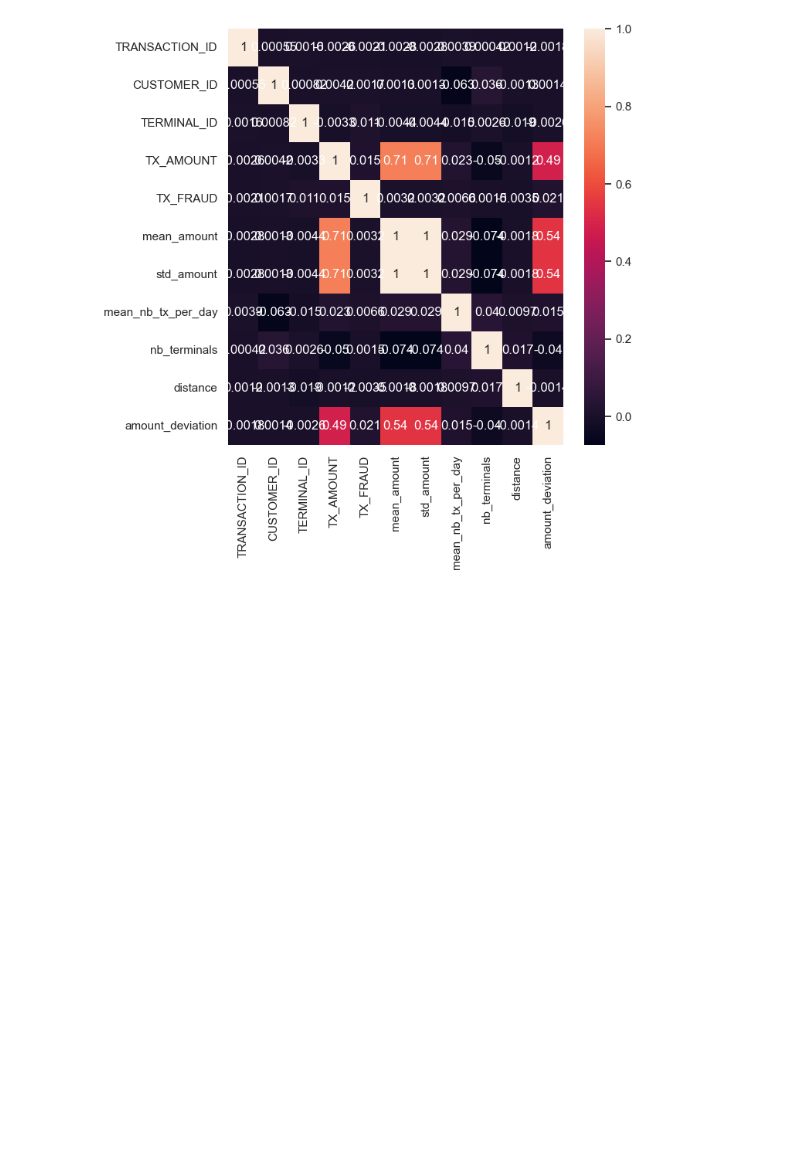
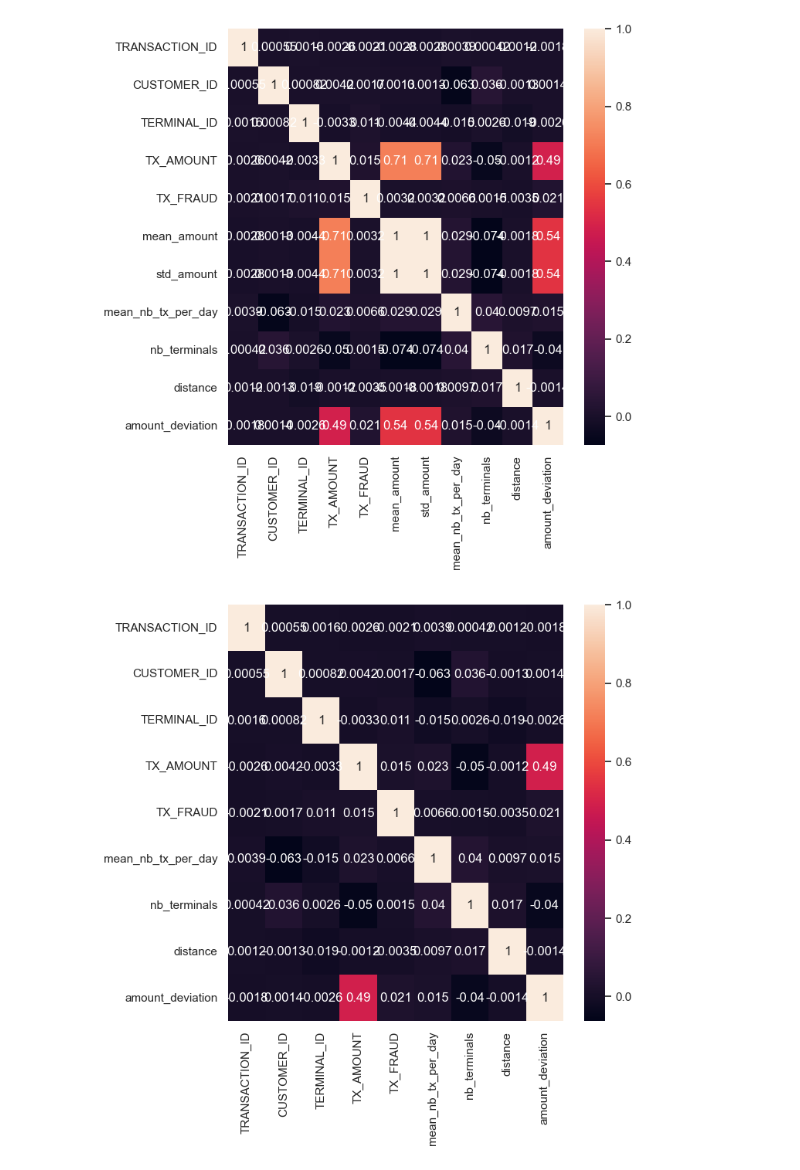
Before and after one commit to JuanS286/CreditCardFraudDetection, a Jupyter notebook: CreditCardFraudDetection.ipynb, the cells around one changed output. Saved outputs shown, nothing was run; the diff lists cells and outputs as text; code cells hidden in the pictures; blank space fills up the shorter version.

```diff
--- a/CreditCardFraudDetection.ipynb
+++ b/CreditCardFraudDetection.ipynb
@@ -520,6 +520,20 @@ sns.heatmap(corr, annot=True)
 plt.show()
 # %% [output]
 [figure]
+# %%
+# remove mean_amount, std_amount
+train_df = train_df.drop('mean_amount', axis=1)
+train_df = train_df.drop('std_amount', axis=1)
+# %%
+corr = train_df.corr(numeric_only=True)
+
+#make the heatmap larger in size
+plt.figure(figsize = (7,7))
+
+sns.heatmap(corr, annot=True)
+plt.show()
+# %% [output]
+[figure, added]
 # %%
 '''
 # checking methods to balance classes
```
